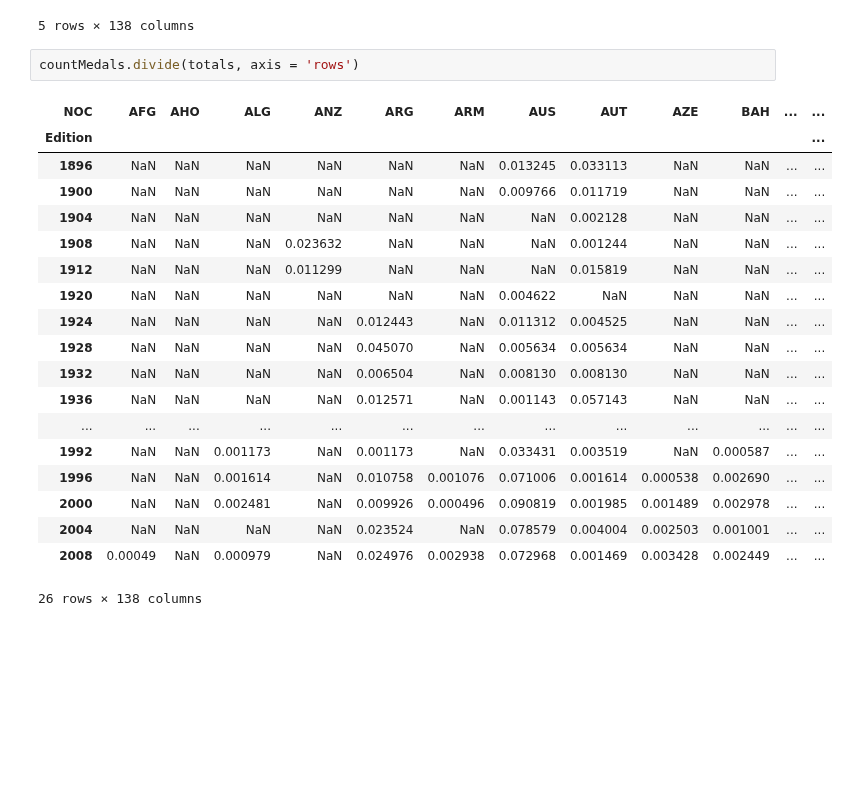
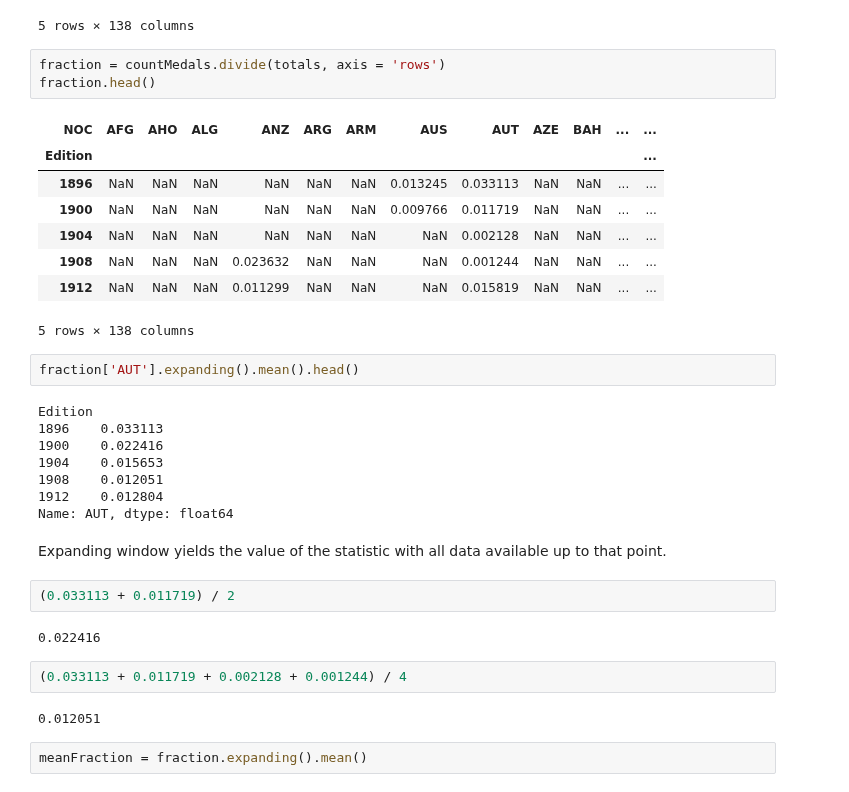
Before and after one commit to sushant2811/pythonAndStatsForDS, a Jupyter notebook: advancedPandas.ipynb, the cells around one changed output. Drawn from its saved outputs; the diff is of its cells as text; blank space fills up the shorter version.

Commit message:
Using expanding window to calculate means

```diff
--- a/advancedPandas.ipynb
+++ b/advancedPandas.ipynb
@@ -3042,24 +3042,36 @@ countMedals.head()
 | 1912 | NaN | NaN | NaN | 10.0 | NaN | NaN | NaN | 14.0 | NaN | NaN | ... | ... |
 5 rows × 138 columns
 # %%
-countMedals.divide(totals, axis = 'rows')
+fraction = countMedals.divide(totals, axis = 'rows')
+fraction.head()
 # %% [output]
 | NOC | AFG | AHO | ALG | ANZ | ARG | ARM | AUS | AUT | AZE | BAH | ... | ... |
 | Edition |  |  |  |  |  |  |  |  |  |  |  | ... |
 | 1896 | NaN | NaN | NaN | NaN | NaN | NaN | 0.013245 | 0.033113 | NaN | NaN | ... | ... |
 | 1900 | NaN | NaN | NaN | NaN | NaN | NaN | 0.009766 | 0.011719 | NaN | NaN | ... | ... |
 | 1904 | NaN | NaN | NaN | NaN | NaN | NaN | NaN | 0.002128 | NaN | NaN | ... | ... |
 | 1908 | NaN | NaN | NaN | 0.023632 | NaN | NaN | NaN | 0.001244 | NaN | NaN | ... | ... |
 | 1912 | NaN | NaN | NaN | 0.011299 | NaN | NaN | NaN | 0.015819 | NaN | NaN | ... | ... |
-| 1920 | NaN | NaN | NaN | NaN | NaN | NaN | 0.004622 | NaN | NaN | NaN | ... | ... |
-| 1924 | NaN | NaN | NaN | NaN | 0.012443 | NaN | 0.011312 | 0.004525 | NaN | NaN | ... | ... |
-| 1928 | NaN | NaN | NaN | NaN | 0.045070 | NaN | 0.005634 | 0.005634 | NaN | NaN | ... | ... |
-| 1932 | NaN | NaN | NaN | NaN | 0.006504 | NaN | 0.008130 | 0.008130 | NaN | NaN | ... | ... |
-| 1936 | NaN | NaN | NaN | NaN | 0.012571 | NaN | 0.001143 | 0.057143 | NaN | NaN | ... | ... |
-| ... | ... | ... | ... | ... | ... | ... | ... | ... | ... | ... | ... | ... |
-| 1992 | NaN | NaN | 0.001173 | NaN | 0.001173 | NaN | 0.033431 | 0.003519 | NaN | 0.000587 | ... | ... |
-| 1996 | NaN | NaN | 0.001614 | NaN | 0.010758 | 0.001076 | 0.071006 | 0.001614 | 0.000538 | 0.002690 | ... | ... |
-| 2000 | NaN | NaN | 0.002481 | NaN | 0.009926 | 0.000496 | 0.090819 | 0.001985 | 0.001489 | 0.002978 | ... | ... |
-| 2004 | NaN | NaN | NaN | NaN | 0.023524 | NaN | 0.078579 | 0.004004 | 0.002503 | 0.001001 | ... | ... |
-| 2008 | 0.00049 | NaN | 0.000979 | NaN | 0.024976 | 0.002938 | 0.072968 | 0.001469 | 0.003428 | 0.002449 | ... | ... |
-26 rows × 138 columns
+5 rows × 138 columns
+# %%
+fraction['AUT'].expanding().mean().head()
+# %% [output]
+Edition
+1896    0.033113
+1900    0.022416
+1904    0.015653
+1908    0.012051
+1912    0.012804
+Name: AUT, dtype: float64
+# %% [markdown]
+Expanding window yields the value of the statistic with all data available up to that point.
+# %%
+(0.033113 + 0.011719) / 2
+# %% [output]
+0.022416
+# %%
+(0.033113 + 0.011719 + 0.002128 + 0.001244) / 4
+# %% [output]
+0.012051
+# %%
+meanFraction = fraction.expanding().mean()
```
Also changed, not shown: parts of 4 cells of this notebook.
